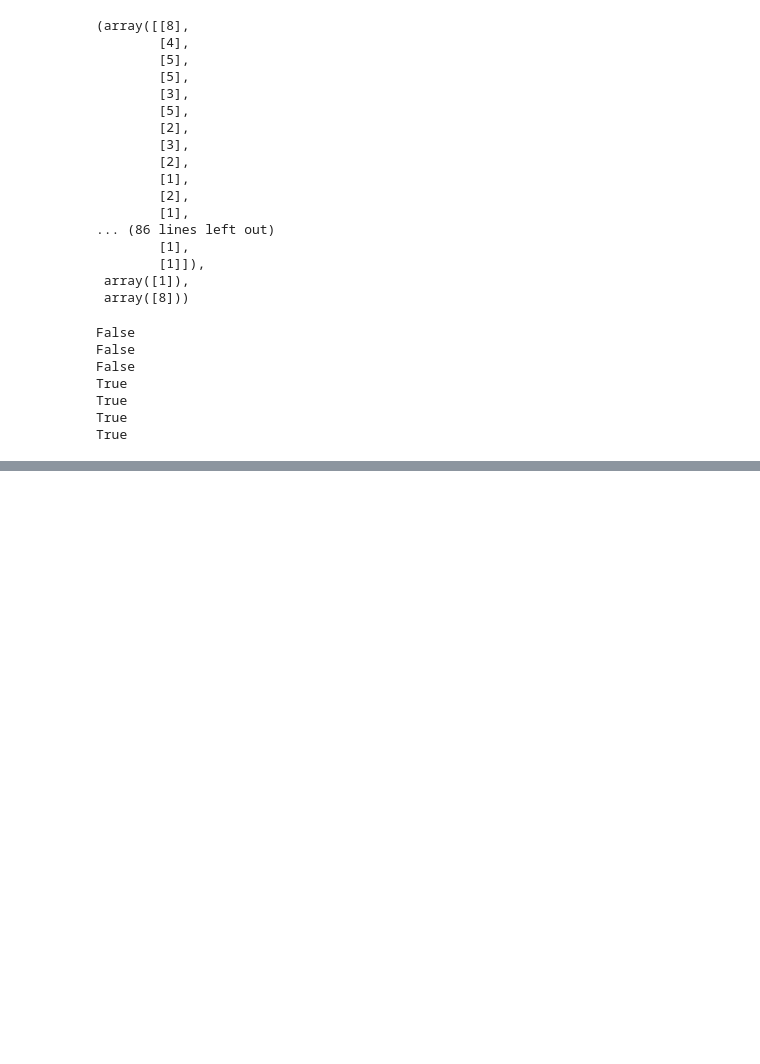
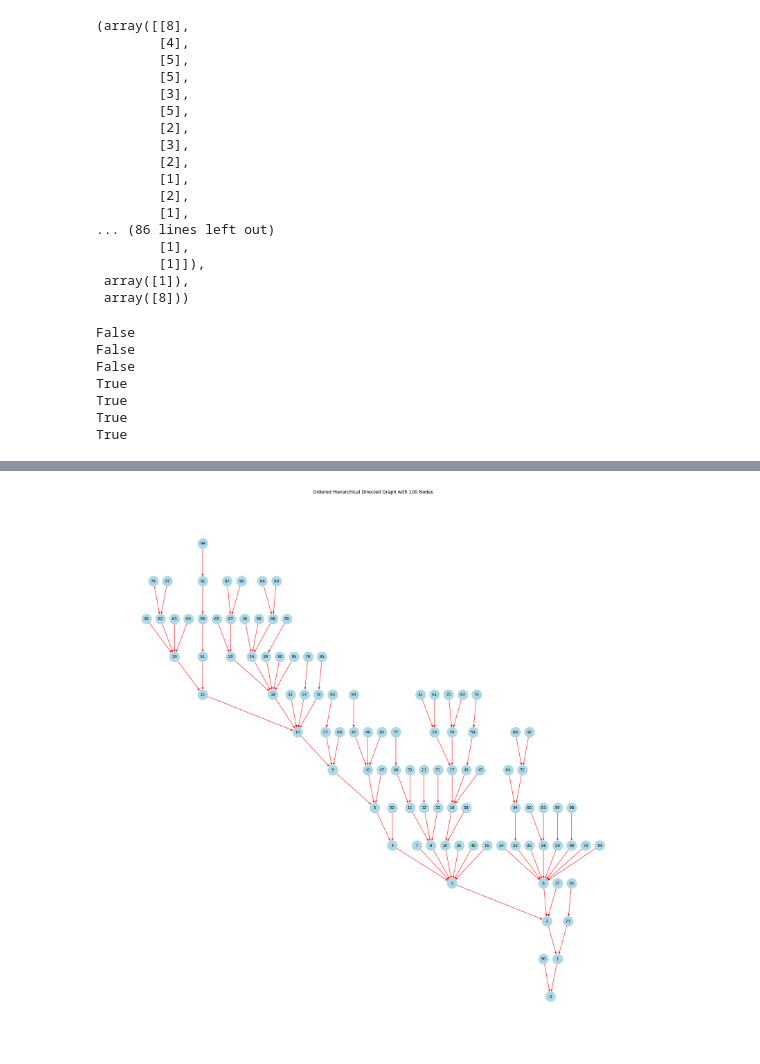
Before and after one commit to M0r13n/ml-playground, a Jupyter notebook: graph/UML.ipynb, the cells around one changed output, grey strips where cells are left out. Drawn from its saved outputs; the diff is of its cells as text; code cells hidden in the pictures; blank space fills up the shorter version.

```diff
--- a/graph/UML.ipynb
+++ b/graph/UML.ipynb
@@ -130,0 +189,18 @@ True
+# %%
+
+anomalies = [-1 for _ in range(num_nodes)]
+# %%
+# Mark all edges with anomalies as red
+edge_color = ['red' if a == -1 else 'blue' for a in anomalies]
+
+# Set edge attributes for colors
+plt.figure(figsize=(20, 20))
+
+pos = nx.nx_agraph.graphviz_layout(G, prog='dot') # ,args="-Grankdir=LR"
+nx.draw(G, pos, with_labels=True, node_size=700, node_color="lightblue", edge_color=edge_color, font_size=10, arrows=True)
+
+# nx.draw_networkx_edge_labels(G, pos)
+plt.title('Ordered Hierarchical Directed Graph with 100 Nodes')
+plt.show()
+# %% [output]
+[figure, added]
```
Also changed, not shown: parts of 6 cells of this notebook.
